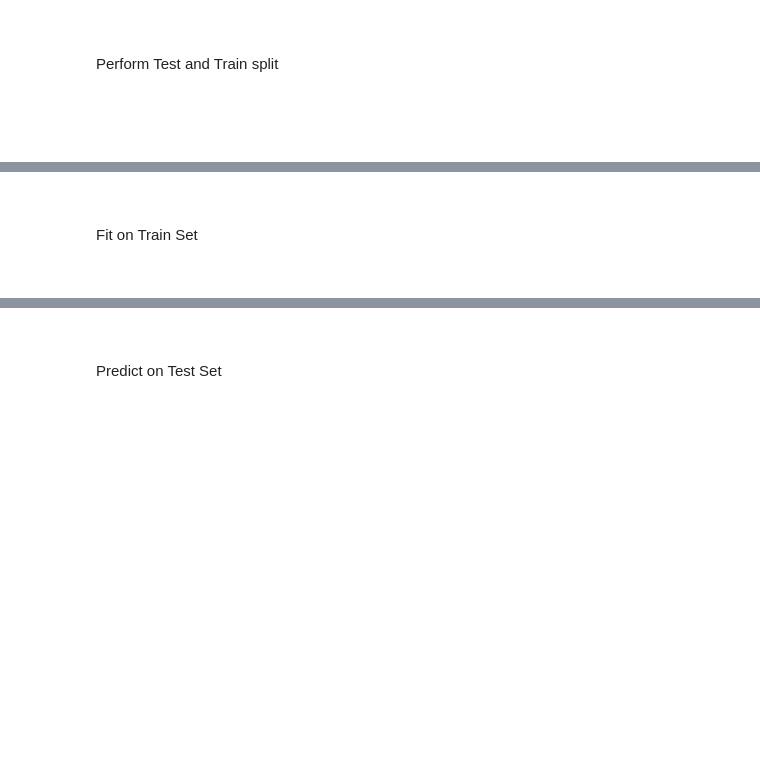
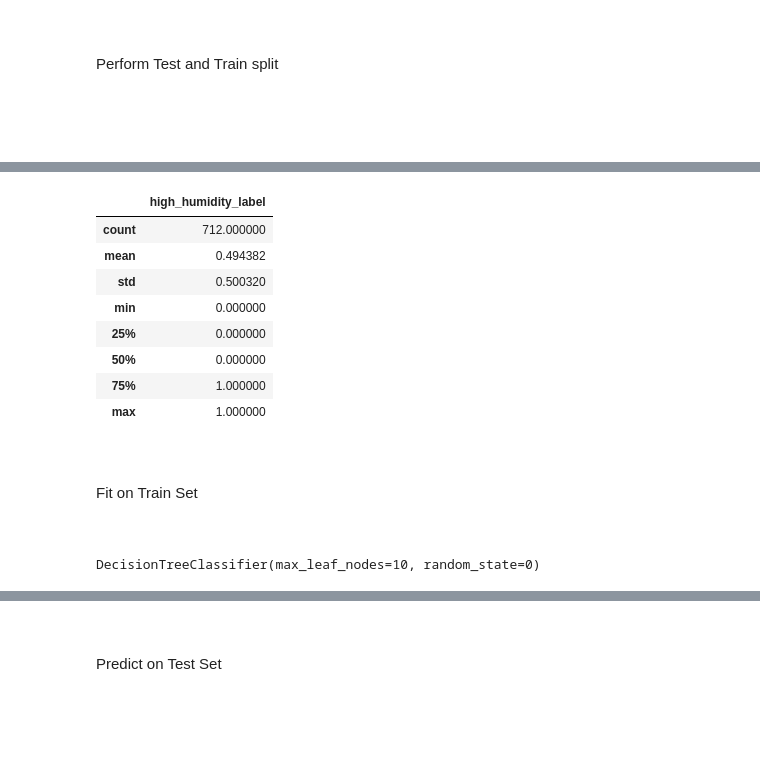
Before and after one commit to AkanchhaChoudhary/UCSanDiegoX-s-Data-Science-MicroMasters, a Jupyter notebook: Python_for_Data_Science/week-7/Weather Data Classification using Decision Trees.ipynb, the cells around one changed output, grey strips where cells are left out. Saved outputs shown, nothing was run; the diff lists cells and outputs as text; code cells hidden in the pictures; blank space fills up the shorter version.

```diff
--- a/Python_for_Data_Science/week-7/Weather Data Classification using Decision Trees.ipynb
+++ b/Python_for_Data_Science/week-7/Weather Data Classification using Decision Trees.ipynb
@@ -139,3 +264,15 @@ X_train, X_test, y_train, y_test = train_test_split(X, y, test_size=0.33, random
+# %%
+y_train.describe()
+# %% [output]
+|  | high_humidity_label |
+| count | 712.000000 |
+| mean | 0.494382 |
+| std | 0.500320 |
+| min | 0.000000 |
+| 25% | 0.000000 |
+| 50% | 0.000000 |
+| 75% | 1.000000 |
+| max | 1.000000 |
 # %% [markdown]
 <p style="font-family: Arial; font-size:1.75em;color:purple; font-style:bold"><br>
 
@@ -147,2 +281,10 @@ humidity_classifier.fit(X_train, y_train)
+# %%
+#We are trying to fit on the training data set now.We have the humidity classifier and to the decision tree classifier we will set max leaf nodes as 10.So this is our criteria #for the tree induction.
+#If you left it as default it would have been unlimited, making it potential over fit the tree to the training data.
+#And the random state argument in this algorithm is used for splitting the nodes. Zero here is one of the internal states used to build a decision tree.
+humidity_classifier = DecisionTreeClassifier(max_leaf_nodes=10, random_state=0)
+humidity_classifier.fit(X_train, y_train)
+# %% [output]
+DecisionTreeClassifier(max_leaf_nodes=10, random_state=0)
 # %%
 type(humidity_classifier)
```
Also changed, not shown: parts of 24 cells of this notebook, 1 other file.
